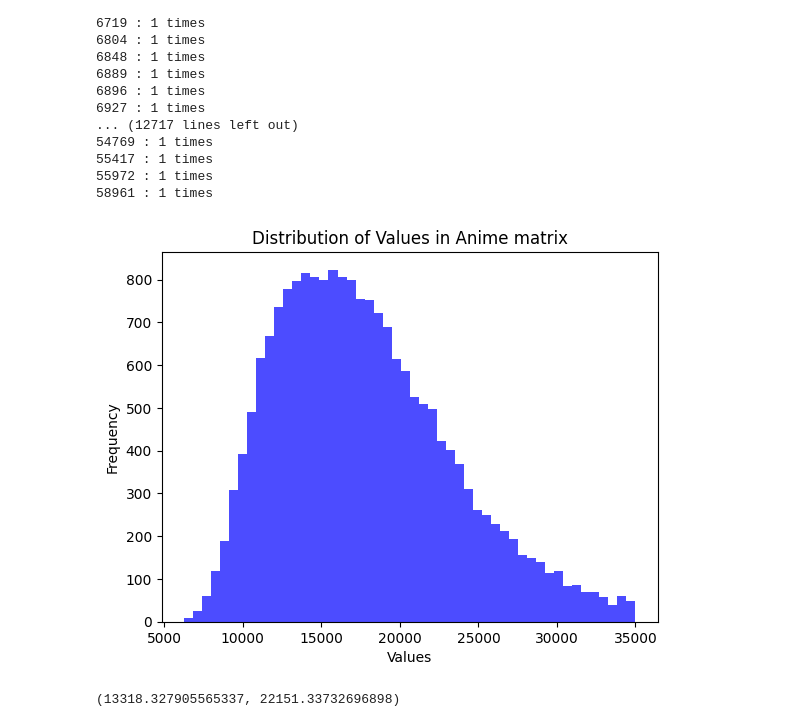
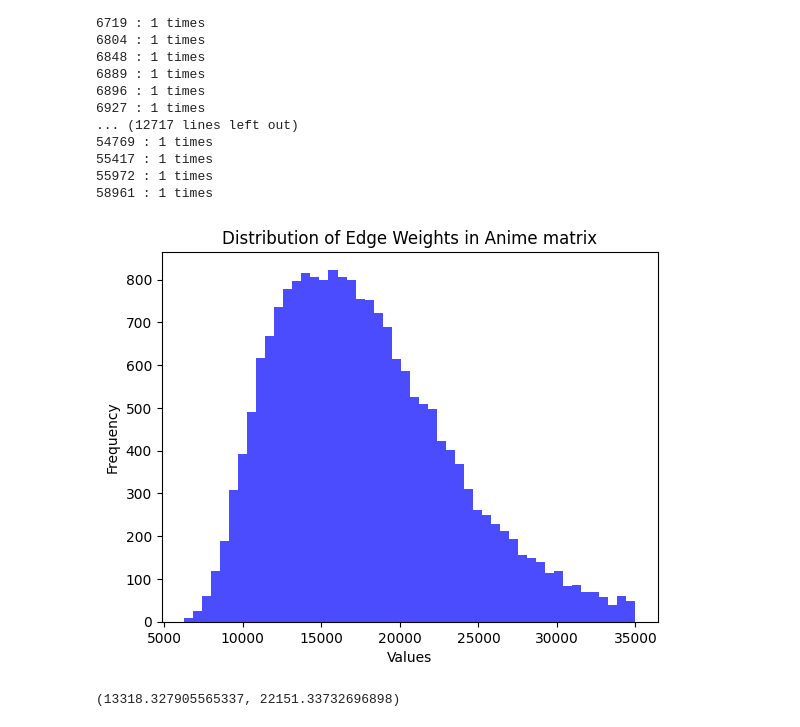
Before and after one commit to VietAnhNguyen20/M2_DM_Anime, a Jupyter notebook: dataSet-to-AnimeGraph.ipynb, the cells around one changed output. Cells and saved outputs as stored; diff of their text form; code cells hidden in the pictures.

Commit message:
Adding Figures, writing report

```diff
--- a/dataSet-to-AnimeGraph.ipynb
+++ b/dataSet-to-AnimeGraph.ipynb
@@ -120,25 +120,25 @@ for i in range(len(unique)):
 # %%
 #Distribution of values in adj:
 values = adj.flatten()
 values = values[values > 0]
 values = values[values < 35000]
 values = values[values > 5000]
 
 mean_weight = np.mean(values)
 std_weight = np.std(values)
 lower_threshold = mean_weight - std_weight*0.8
 upper_threshold = mean_weight + std_weight*0.8
 
 
 
 # Plotting the histogram
 plt.hist(values, bins=50, color='blue', alpha=0.7)
-plt.title('Distribution of Values in Anime matrix')
+plt.title('Distribution of Edge Weights in Anime matrix')
 plt.xlabel('Values')
 plt.ylabel('Frequency')
 plt.show()
 # %% [output]
-[figure, old version]
+[figure, new version]
 # %%
 lower_threshold, upper_threshold
 # %% [output]
```
Also changed, not shown: parts of 2 cells of this notebook, 11 other files.
